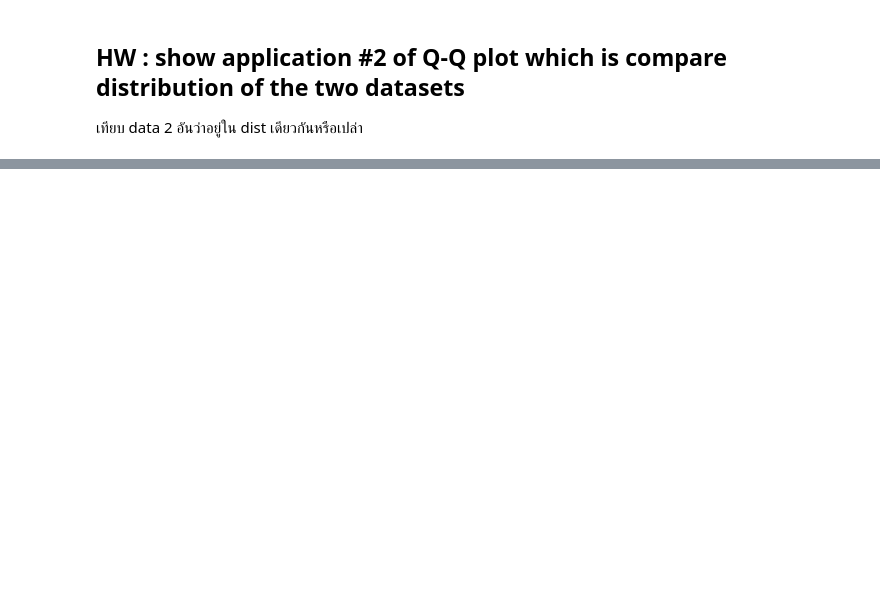
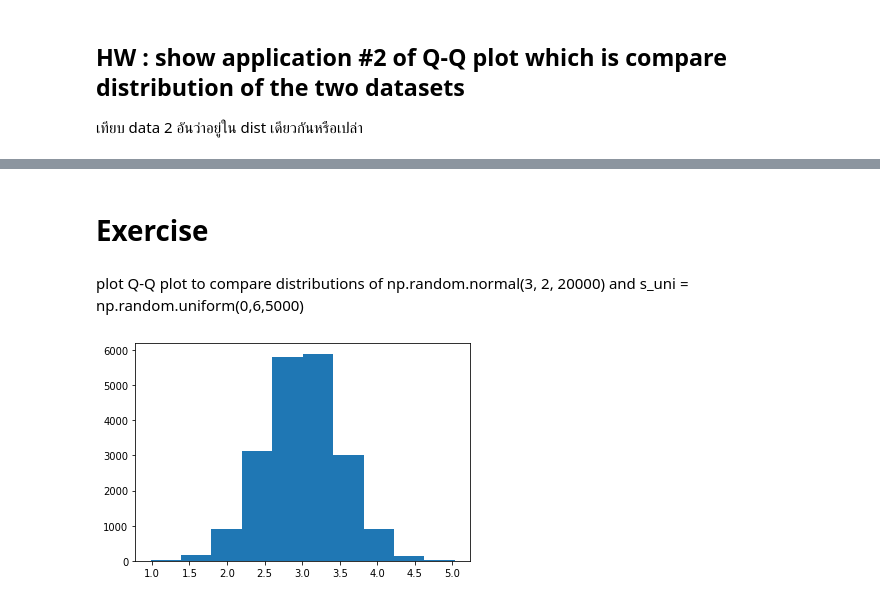
Before and after one commit to ChakritKammason/DPDM, a Jupyter notebook: Data102.ipynb, the cells around one changed output, grey strips where cells are left out. Cells and saved outputs as stored; diff of their text form; code cells hidden in the pictures; blank space fills up the shorter version.

```diff
--- a/Data102.ipynb
+++ b/Data102.ipynb
@@ -392,0 +430,10 @@ print(y)
+# %% [markdown]
+# Exercise
+# %% [markdown]
+plot Q-Q plot to compare distributions of np.random.normal(3, 2, 20000) and s_uni = np.random.uniform(0,6,5000)
+# %%
+s_norm = np.random.normal(3, 0.5, 20000)
+plt.hist(s_norm)
+snorm_sorted = np.sort(s_norm)
+# %% [output]
+[figure, added]
```
Also changed, not shown: parts of 30 cells of this notebook.
